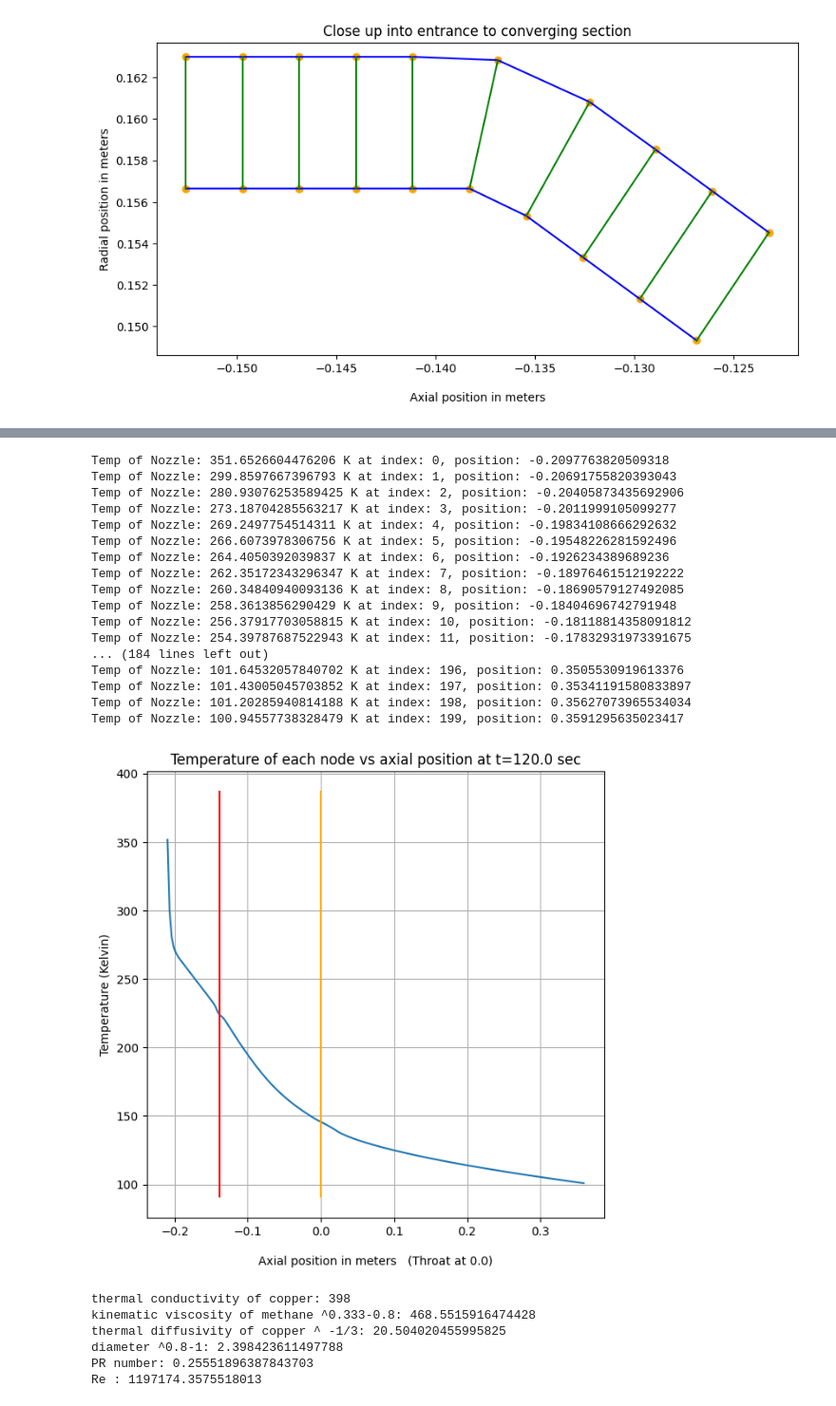
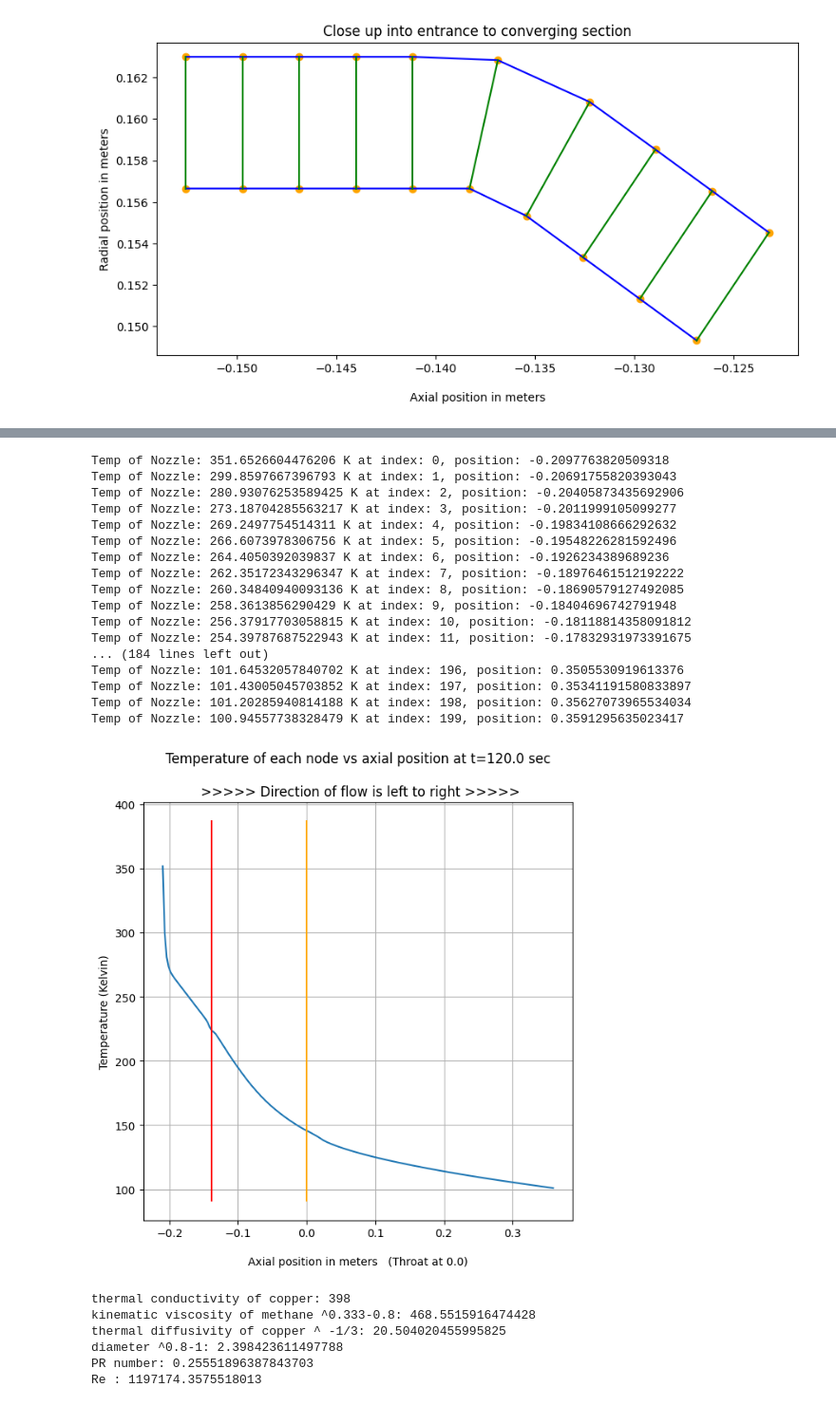
Before and after one commit to mikeortiz5190/Basic-Portfolio, a Jupyter notebook: Nozzle_Design_Code_6_One_trapizoid_node_Segments_ALL_LAYERS_Implicit_Opposite_flow_cooling_.ipynb, the cells around one changed output, grey strips where cells are left out. Shown: that part at 95% size. Drawn from its saved outputs; the diff is of its cells as text; code cells hidden in the pictures.

```diff
--- a/Nozzle_Design_Code_6_One_trapizoid_node_Segments_ALL_LAYERS_Implicit_Opposite_flow_cooling_.ipynb
+++ b/Nozzle_Design_Code_6_One_trapizoid_node_Segments_ALL_LAYERS_Implicit_Opposite_flow_cooling_.ipynb
@@ -806,35 +806,35 @@ y4=[]
 figure(figsize=(7, 7), dpi=100)
 for i in range(len(T[steps-1])):
   x4.append(nodes_x[i])
   y4.append(T[steps-1][i])
   print(f'Temp of Nozzle: {T[steps-1][i]} K at index: {i}, position: {nodes_x[i]}')
 plt.plot(x4,y4)
 plt.plot([0,0],[0.9*min(y4), 1.1*max(y4)], color = 'orange')
 plt.plot([nodes_x[end_of_chamber_index],nodes_x[end_of_chamber_index]],[0.9*min(y4), 1.1*max(y4)], color = 'red')
 plt.grid()
-plt.title(f'Temperature of each node vs axial position at t={steps*delta_t} sec')
+plt.title(f'Temperature of each node vs axial position at t={steps*delta_t} sec\n\n >>>>> Direction of flow is left to right >>>>>')
 plt.ylabel('Temperature (Kelvin)')
 plt.xlabel('\nAxial position in meters   (Throat at 0.0)')
 plt.show()
 # %% [output]
 Temp of Nozzle: 351.6526604476206 K at index: 0, position: -0.2097763820509318
 Temp of Nozzle: 299.8597667396793 K at index: 1, position: -0.20691755820393043
 Temp of Nozzle: 280.93076253589425 K at index: 2, position: -0.20405873435692906
 Temp of Nozzle: 273.18704285563217 K at index: 3, position: -0.2011999105099277
 Temp of Nozzle: 269.2497754514311 K at index: 4, position: -0.19834108666292632
 Temp of Nozzle: 266.6073978306756 K at index: 5, position: -0.19548226281592496
 Temp of Nozzle: 264.4050392039837 K at index: 6, position: -0.1926234389689236
 Temp of Nozzle: 262.35172343296347 K at index: 7, position: -0.18976461512192222
 Temp of Nozzle: 260.34840940093136 K at index: 8, position: -0.18690579127492085
 Temp of Nozzle: 258.3613856290429 K at index: 9, position: -0.18404696742791948
 Temp of Nozzle: 256.37917703058815 K at index: 10, position: -0.18118814358091812
 Temp of Nozzle: 254.39787687522943 K at index: 11, position: -0.17832931973391675
 ... (184 lines left out)
 Temp of Nozzle: 101.64532057840702 K at index: 196, position: 0.3505530919613376
 Temp of Nozzle: 101.43005045703852 K at index: 197, position: 0.35341191580833897
 Temp of Nozzle: 101.20285940814188 K at index: 198, position: 0.35627073965534034
 Temp of Nozzle: 100.94557738328479 K at index: 199, position: 0.3591295635023417
-[figure, old version]
+[figure, new version]
 # %%
 print(f'thermal conductivity of copper: {k}')
 print(f'kinematic viscosity of methane ^0.333-0.8: {kinematic_viscosity_meth**(.333-0.8)}')
```
Also changed, not shown: parts of 10 cells of this notebook.
